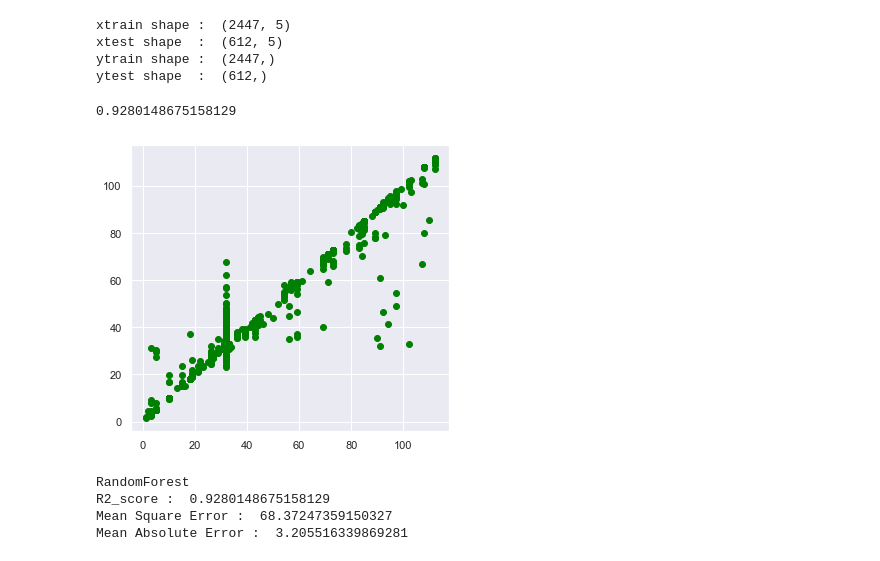
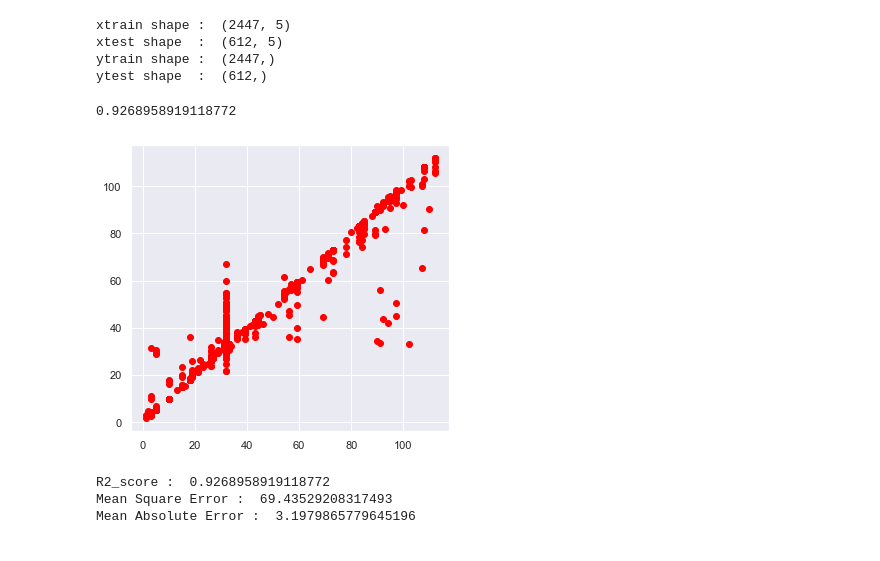
Before and after one commit to Tamizh2907/Footballdata, a Jupyter notebook: main.ipynb, the cells around one changed output. Cells and saved outputs as stored; diff of their text form; code cells hidden in the pictures.

```diff
--- a/main.ipynb
+++ b/main.ipynb
@@ -430,7 +430,7 @@ resultshootworldcup2022.head()
 # %%
 resultshootworldcup2022 =  resultshootworldcup2022.drop_duplicates()
 # %%
-resultshootworldcup2022.drop(['tournament', 'city', 'country', 'neutral', 'hostadv'], axis=1, inplace=True)
+resultshootworldcup2022.drop(['tournament', 'city', 'country', 'neutral'], axis=1, inplace=True)
 # %%
 resultshootworldcup2022
 # %% [output]
@@ -449,3 +449,6 @@ resultshootworldcup2022
 3059 rows × 6 columns
 # %%
 from sklearn.preprocessing import LabelEncoder, StandardScaler
+# %%
+le = LabelEncoder()
+resultshootworldcup2022.apply(le.fit)
@@ -452,5 +463,5 @@ from sklearn.preprocessing import LabelEncoder, StandardScaler
 # %%
-resultshootworldcup2022 = resultshootworldcup2022.apply(LabelEncoder().fit_transform)
+resultshootworldcup2022 = resultshootworldcup2022.apply(le.fit_transform)
 # %%
 resultshootworldcup2022.head()
 # %% [output]
@@ -487,25 +498,23 @@ regfo = RandomForestRegressor()
 regfo.fit(X_train, y_train)
 print(regfo.score(X_test, y_test))
 # %% [output]
-0.9280148675158129
+0.9268958919118772
 # %%
 ypredfo = regfo.predict(X_test)
 # %%
-plt.scatter(y_test, ypredfo, c = 'green')
+plt.scatter(y_test, ypredfo, c = 'red')
 plt.show()
 # %% [output]
-[figure, old version]
+[figure, new version]
 # %%
 from sklearn.metrics import r2_score, mean_squared_error, mean_absolute_error
 r2score = r2_score(y_test, ypredfo)
 mse = mean_squared_error(y_test, ypredfo)
 mae = mean_absolute_error(y_test,ypredfo)
-print("RandomForest")
 print("R2_score : ", r2score)
 print("Mean Square Error : ", mse)
 print("Mean Absolute Error : ", mae)
 # %% [output]
-RandomForest
-R2_score :  0.9280148675158129
-Mean Square Error :  68.37247359150327
-Mean Absolute Error :  3.205516339869281
+R2_score :  0.9268958919118772
+Mean Square Error :  69.43529208317493
+Mean Absolute Error :  3.1979865779645196
```
Also changed, not shown: parts of 4 cells of this notebook.
